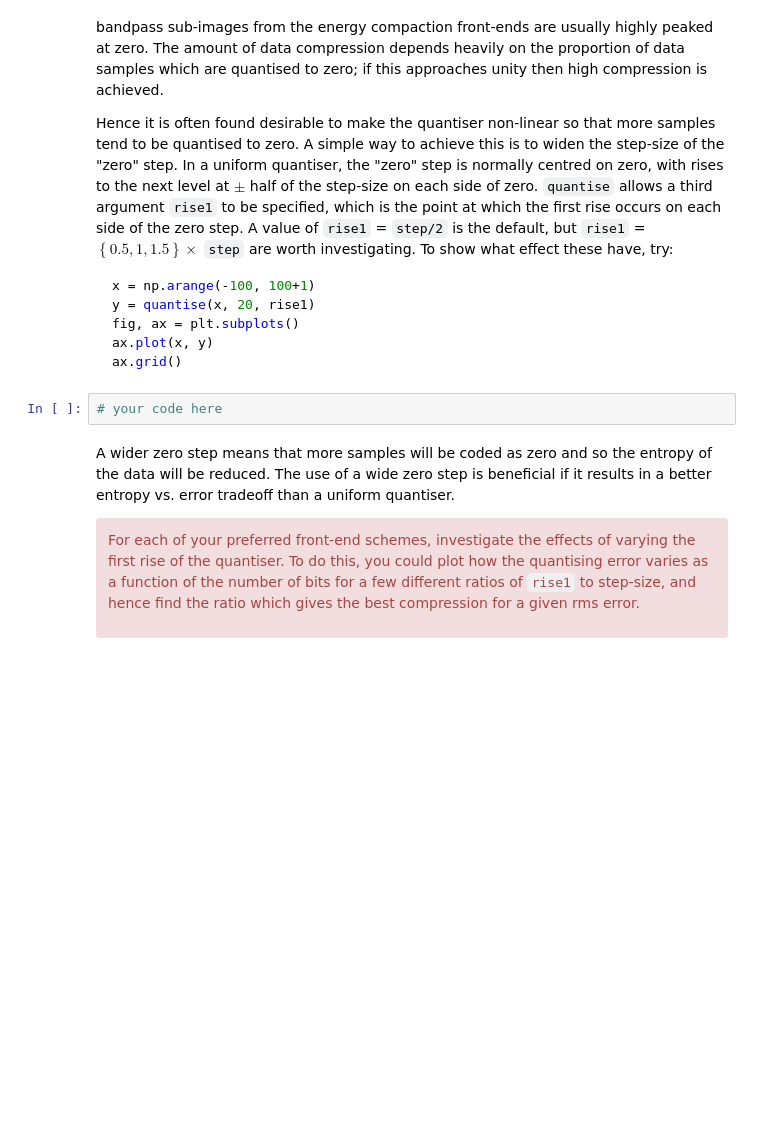
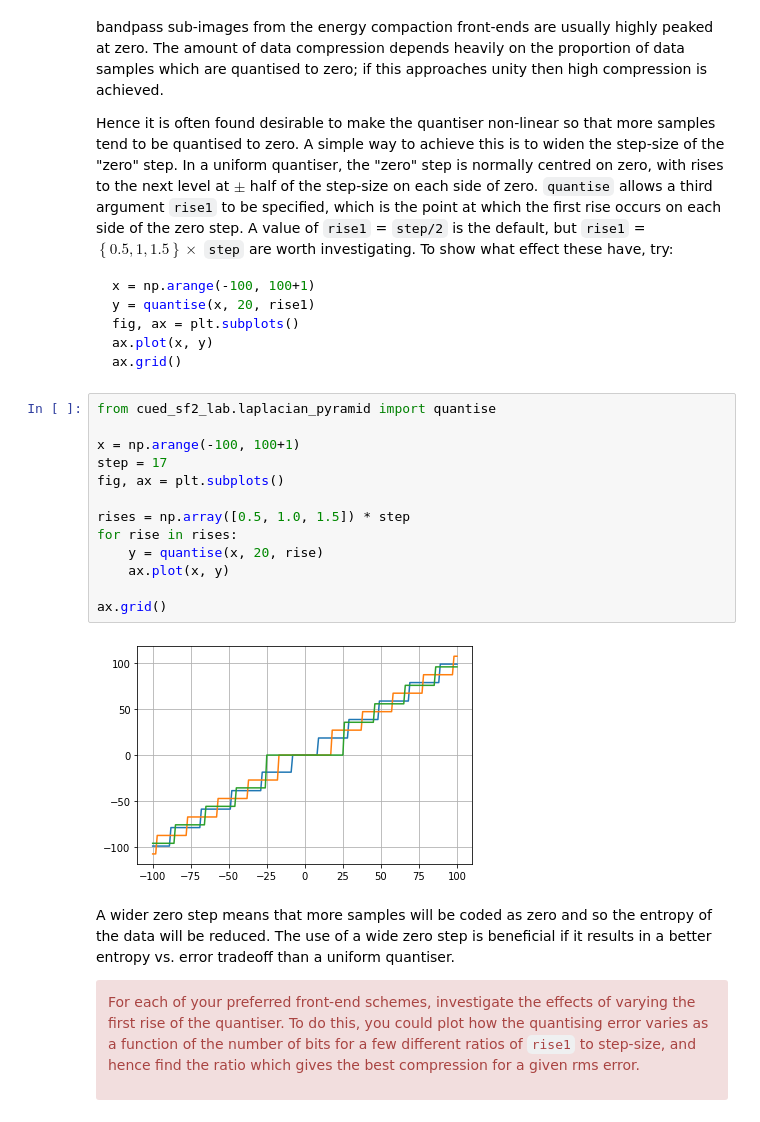
Before and after one commit to TobyBoyne/cued_sf2_lab, a Jupyter notebook: 10-11-selection-centre-clipped.ipynb, the cells around one changed output. Cells and saved outputs as stored; diff of their text form; blank space fills up the shorter version.

Commit message:
Step1 quantisation

````diff
--- a/10-11-selection-centre-clipped.ipynb
+++ b/10-11-selection-centre-clipped.ipynb
@@ -76,8 +76,21 @@ fig, ax = plt.subplots()
 ax.plot(x, y)
 ax.grid()
 ```
-# %%
-# your code here
+# %%
+from cued_sf2_lab.laplacian_pyramid import quantise
+
+x = np.arange(-100, 100+1)
+step = 17
+fig, ax = plt.subplots()
+
+rises = np.array([0.5, 1.0, 1.5]) * step
+for rise in rises:
+    y = quantise(x, 20, rise)
+    ax.plot(x, y)
+
+ax.grid()
+# %% [output]
+[figure, added]
 # %% [markdown]
 A wider zero step means that more samples will be coded as zero and so the
 entropy of the data will be reduced.  The use of a wide zero step is
````
